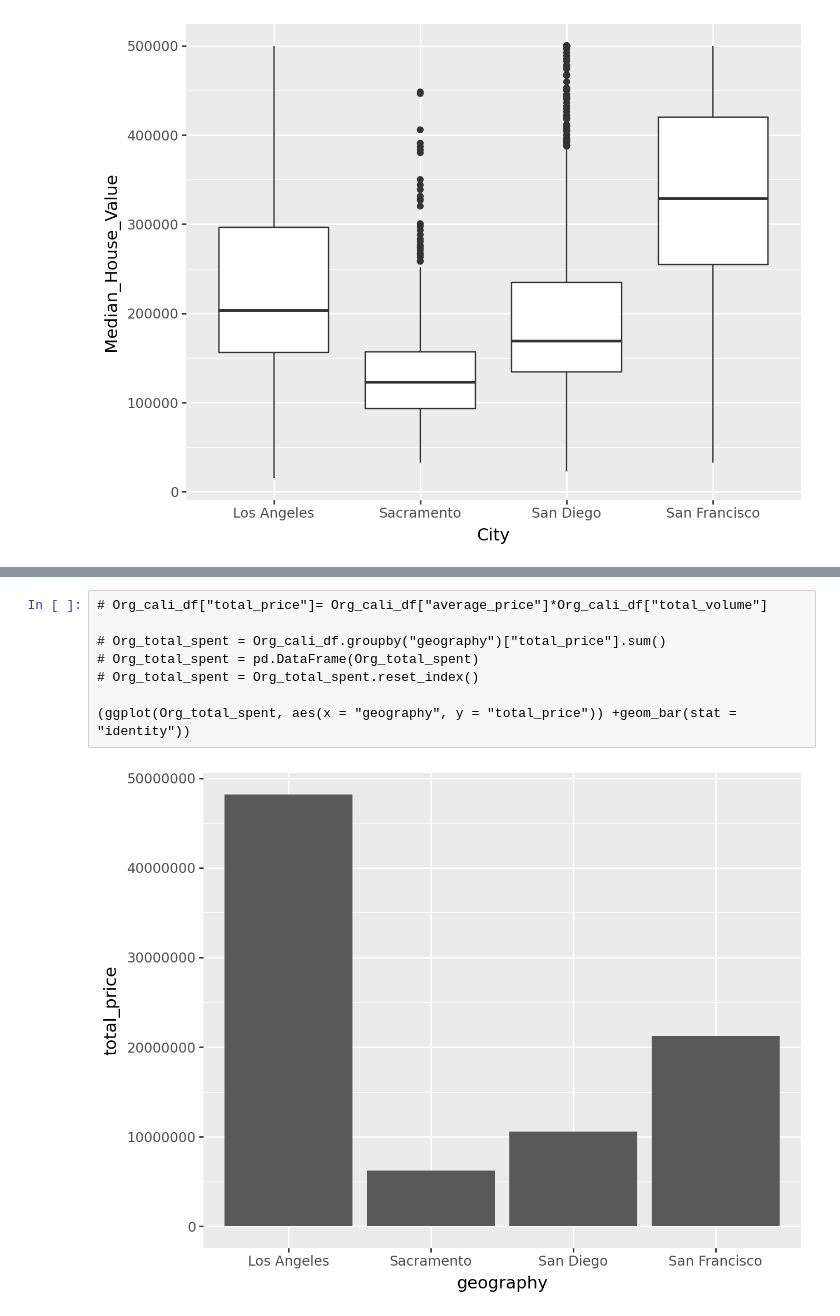
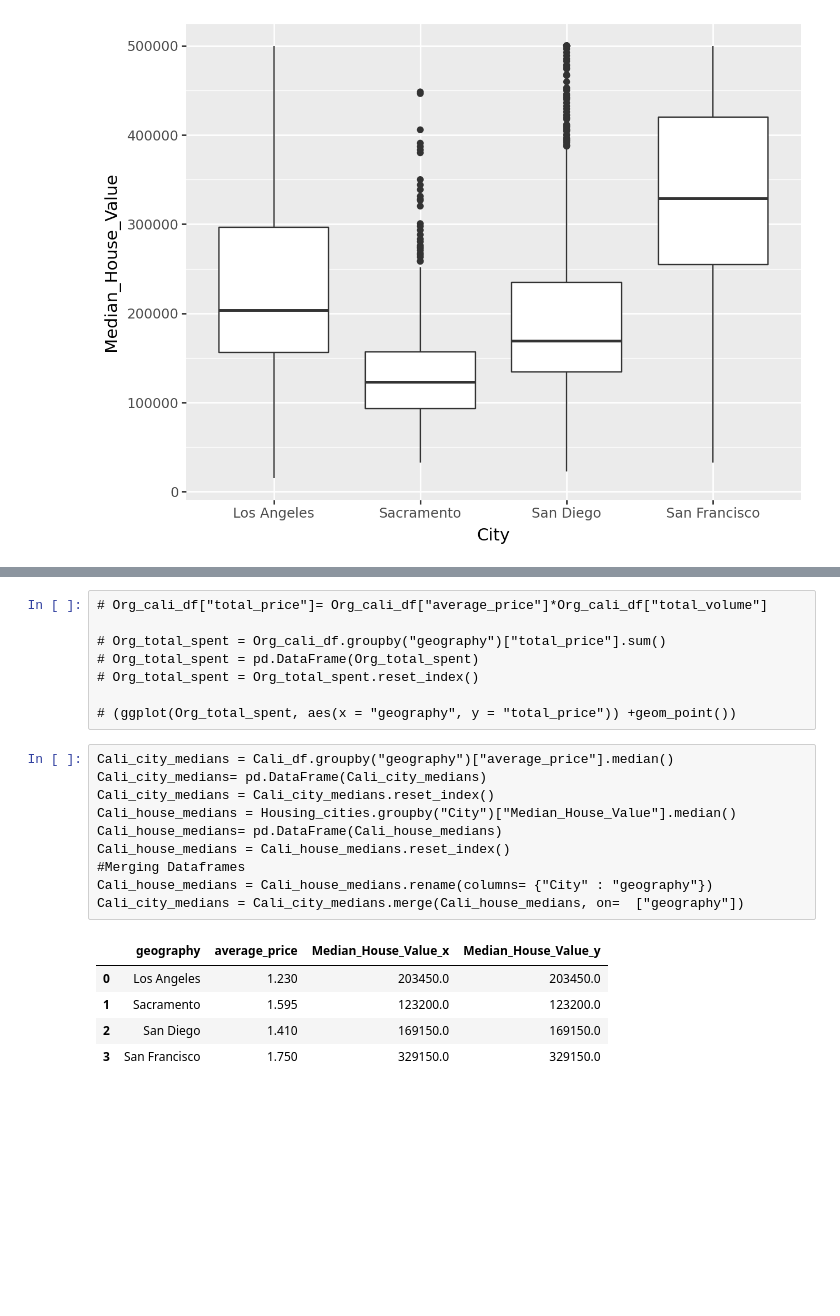
Before and after one commit to davisbove/GSB_544, a Jupyter notebook: Lab_2/Lab_2.ipynb, the cells around one changed output, grey strips where cells are left out. Saved outputs shown, nothing was run; the diff lists cells and outputs as text; blank space fills up the shorter version.

```diff
--- a/Lab_2/Lab_2.ipynb
+++ b/Lab_2/Lab_2.ipynb
@@ -278,6 +269,20 @@ Housing_cities = Housing_cities[["Median_House_Value", "Median_Income", "Median_
 # Org_total_spent = pd.DataFrame(Org_total_spent)
 # Org_total_spent = Org_total_spent.reset_index()
 
-(ggplot(Org_total_spent, aes(x = "geography", y = "total_price")) +geom_bar(stat = "identity"))
+# (ggplot(Org_total_spent, aes(x = "geography", y = "total_price")) +geom_point())
-# %% [output]
-[figure, removed]
+# %%
+Cali_city_medians = Cali_df.groupby("geography")["average_price"].median()
+Cali_city_medians= pd.DataFrame(Cali_city_medians)
+Cali_city_medians = Cali_city_medians.reset_index()
+Cali_house_medians = Housing_cities.groupby("City")["Median_House_Value"].median()
+Cali_house_medians= pd.DataFrame(Cali_house_medians)
+Cali_house_medians = Cali_house_medians.reset_index()
+#Merging Dataframes
+Cali_house_medians = Cali_house_medians.rename(columns= {"City" : "geography"})
+Cali_city_medians = Cali_city_medians.merge(Cali_house_medians, on=  ["geography"])
+# %% [output]
+|  | geography | average_price | Median_House_Value_x | Median_House_Value_y |
+| 0 | Los Angeles | 1.230 | 203450.0 | 203450.0 |
+| 1 | Sacramento | 1.595 | 123200.0 | 123200.0 |
+| 2 | San Diego | 1.410 | 169150.0 | 169150.0 |
+| 3 | San Francisco | 1.750 | 329150.0 | 329150.0 |
```
Also changed, not shown: parts of 8 cells of this notebook, 1 other file.
